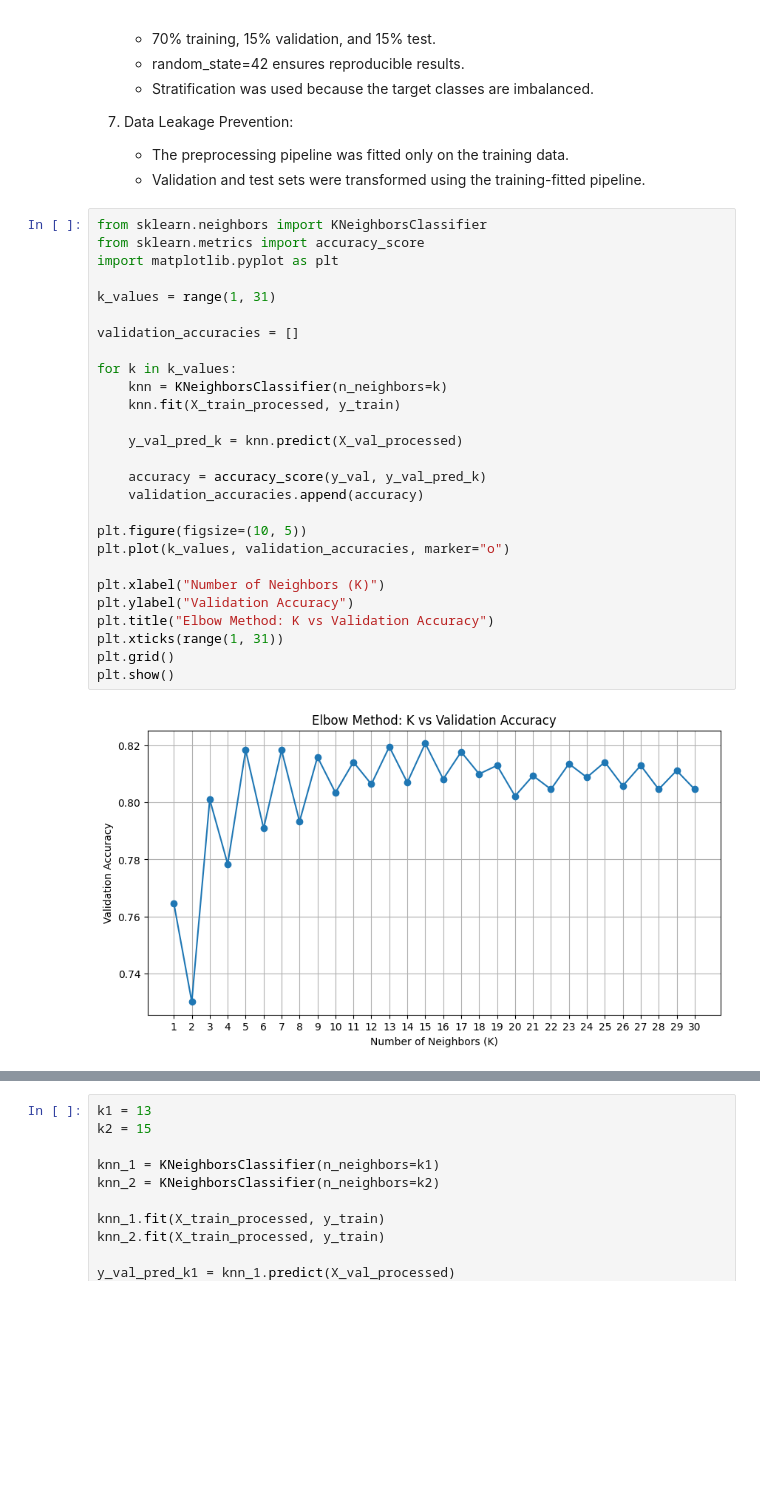
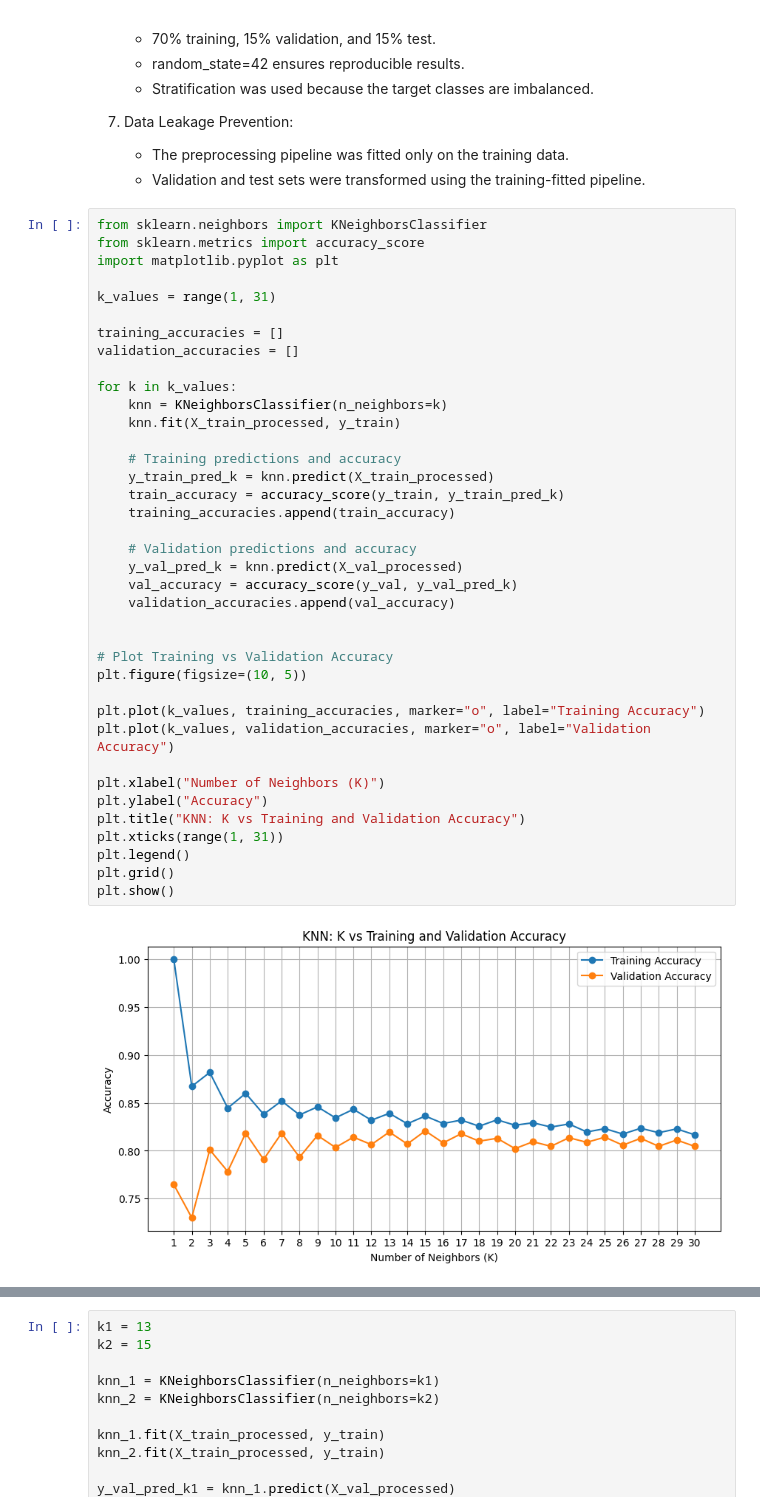
Before and after one commit to mashal-shakeel/ml_assignments, a Jupyter notebook: knn.ipynb, the cells around one changed output, grey strips where cells are left out. Cells and saved outputs as stored; diff of their text form; blank space fills up the shorter version.

```diff
--- a/knn.ipynb
+++ b/knn.ipynb
@@ -259,30 +258,41 @@ Processed test shape: (1675, 51)
 # %%
 from sklearn.neighbors import KNeighborsClassifier
 from sklearn.metrics import accuracy_score
 import matplotlib.pyplot as plt
 
 k_values = range(1, 31)
 
+training_accuracies = []
 validation_accuracies = []
 
 for k in k_values:
     knn = KNeighborsClassifier(n_neighbors=k)
     knn.fit(X_train_processed, y_train)
 
+    # Training predictions and accuracy
+    y_train_pred_k = knn.predict(X_train_processed)
+    train_accuracy = accuracy_score(y_train, y_train_pred_k)
+    training_accuracies.append(train_accuracy)
+
+    # Validation predictions and accuracy
     y_val_pred_k = knn.predict(X_val_processed)
+    val_accuracy = accuracy_score(y_val, y_val_pred_k)
+    validation_accuracies.append(val_accuracy)
 
-    accuracy = accuracy_score(y_val, y_val_pred_k)
-    validation_accuracies.append(accuracy)
 
+# Plot Training vs Validation Accuracy
 plt.figure(figsize=(10, 5))
-plt.plot(k_values, validation_accuracies, marker="o")
+
+plt.plot(k_values, training_accuracies, marker="o", label="Training Accuracy")
+plt.plot(k_values, validation_accuracies, marker="o", label="Validation Accuracy")
 
 plt.xlabel("Number of Neighbors (K)")
-plt.ylabel("Validation Accuracy")
-plt.title("Elbow Method: K vs Validation Accuracy")
+plt.ylabel("Accuracy")
+plt.title("KNN: K vs Training and Validation Accuracy")
 plt.xticks(range(1, 31))
+plt.legend()
 plt.grid()
 plt.show()
 # %% [output]
-[figure, old version]
+[figure, new version]
 # %%
```
Also changed, not shown: parts of 3 cells of this notebook.
